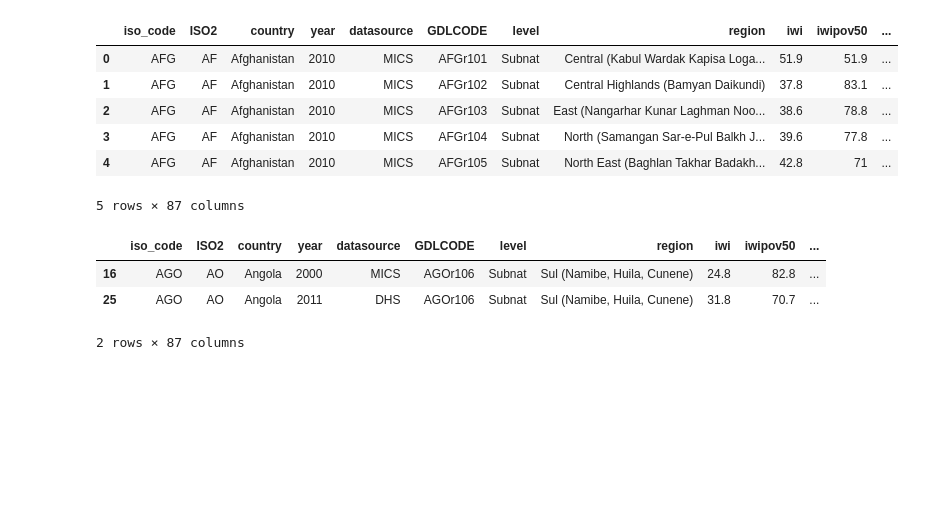
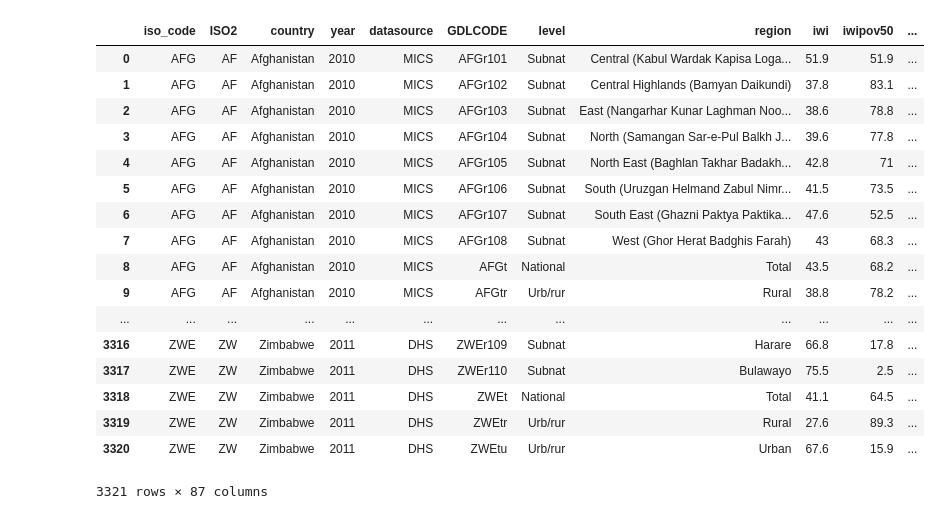
Before and after one commit to open-numbers/ddf--gdl--area_db, a Jupyter notebook: etl/area_db.ipynb, the cells around one changed output. Cells and saved outputs as stored; diff of their text form; code cells hidden in the pictures; blank space fills up the shorter version.

```diff
--- a/etl/area_db.ipynb
+++ b/etl/area_db.ipynb
@@ -5,18 +5,31 @@ import os
 
 from ddf_utils.str import to_concept_id
 from ddf_utils.index import create_index_file
+# %%
+pd.set_option('max_rows', 20)
 # %%
 data_file = 'source/GDL-AreaData200.csv'
 desc_file = 'source/GDL-AreaData200-Variabledescription.csv'
 # %%
-data = pd.read_csv(data_file, encoding='iso-8859-1')
+data = pd.read_csv(data_file, encoding='iso-8859-1', skipinitialspace=True)
 # %%
-data.head()
+data
 # %% [output]
 |  | iso_code | ISO2 | country | year | datasource | GDLCODE | level | region | iwi | iwipov50 | ... |
 | 0 | AFG | AF | Afghanistan | 2010 | MICS | AFGr101 | Subnat | Central (Kabul Wardak Kapisa Loga... | 51.9 | 51.9 | ... |
 | 1 | AFG | AF | Afghanistan | 2010 | MICS | AFGr102 | Subnat | Central Highlands (Bamyan Daikundi) | 37.8 | 83.1 | ... |
 | 2 | AFG | AF | Afghanistan | 2010 | MICS | AFGr103 | Subnat | East (Nangarhar Kunar Laghman Noo... | 38.6 | 78.8 | ... |
 | 3 | AFG | AF | Afghanistan | 2010 | MICS | AFGr104 | Subnat | North (Samangan Sar-e-Pul Balkh J... | 39.6 | 77.8 | ... |
 | 4 | AFG | AF | Afghanistan | 2010 | MICS | AFGr105 | Subnat | North East (Baghlan Takhar Badakh... | 42.8 | 71 | ... |
+| 5 | AFG | AF | Afghanistan | 2010 | MICS | AFGr106 | Subnat | South (Uruzgan Helmand Zabul Nimr... | 41.5 | 73.5 | ... |
+| 6 | AFG | AF | Afghanistan | 2010 | MICS | AFGr107 | Subnat | South East (Ghazni Paktya Paktika... | 47.6 | 52.5 | ... |
+| 7 | AFG | AF | Afghanistan | 2010 | MICS | AFGr108 | Subnat | West (Ghor Herat Badghis Farah) | 43 | 68.3 | ... |
+| 8 | AFG | AF | Afghanistan | 2010 | MICS | AFGt | National | Total | 43.5 | 68.2 | ... |
+| 9 | AFG | AF | Afghanistan | 2010 | MICS | AFGtr | Urb/rur | Rural | 38.8 | 78.2 | ... |
+| ... | ... | ... | ... | ... | ... | ... | ... | ... | ... | ... | ... |
+| 3316 | ZWE | ZW | Zimbabwe | 2011 | DHS | ZWEr109 | Subnat | Harare | 66.8 | 17.8 | ... |
+| 3317 | ZWE | ZW | Zimbabwe | 2011 | DHS | ZWEr110 | Subnat | Bulawayo | 75.5 | 2.5 | ... |
+| 3318 | ZWE | ZW | Zimbabwe | 2011 | DHS | ZWEt | National | Total | 41.1 | 64.5 | ... |
+| 3319 | ZWE | ZW | Zimbabwe | 2011 | DHS | ZWEtr | Urb/rur | Rural | 27.6 | 89.3 | ... |
+| 3320 | ZWE | ZW | Zimbabwe | 2011 | DHS | ZWEtu | Urb/rur | Urban | 67.6 | 15.9 | ... |
-5 rows × 87 columns
+3321 rows × 87 columns
@@ -25,7 +35,0 @@ r = data[['year', 'level', 'region']]
-# %%
-data[r['region'] == 'Sul (Namibe, Huila, Cunene)']
-# %% [output]
-|  | iso_code | ISO2 | country | year | datasource | GDLCODE | level | region | iwi | iwipov50 | ... |
-| 16 | AGO | AO | Angola | 2000 | MICS | AGOr106 | Subnat | Sul (Namibe, Huila, Cunene) | 24.8 | 82.8 | ... |
-| 25 | AGO | AO | Angola | 2011 | DHS | AGOr106 | Subnat | Sul (Namibe, Huila, Cunene) | 31.8 | 70.7 | ... |
-2 rows × 87 columns
```
Also changed, not shown: parts of 48 cells of this notebook, 1 other file.
